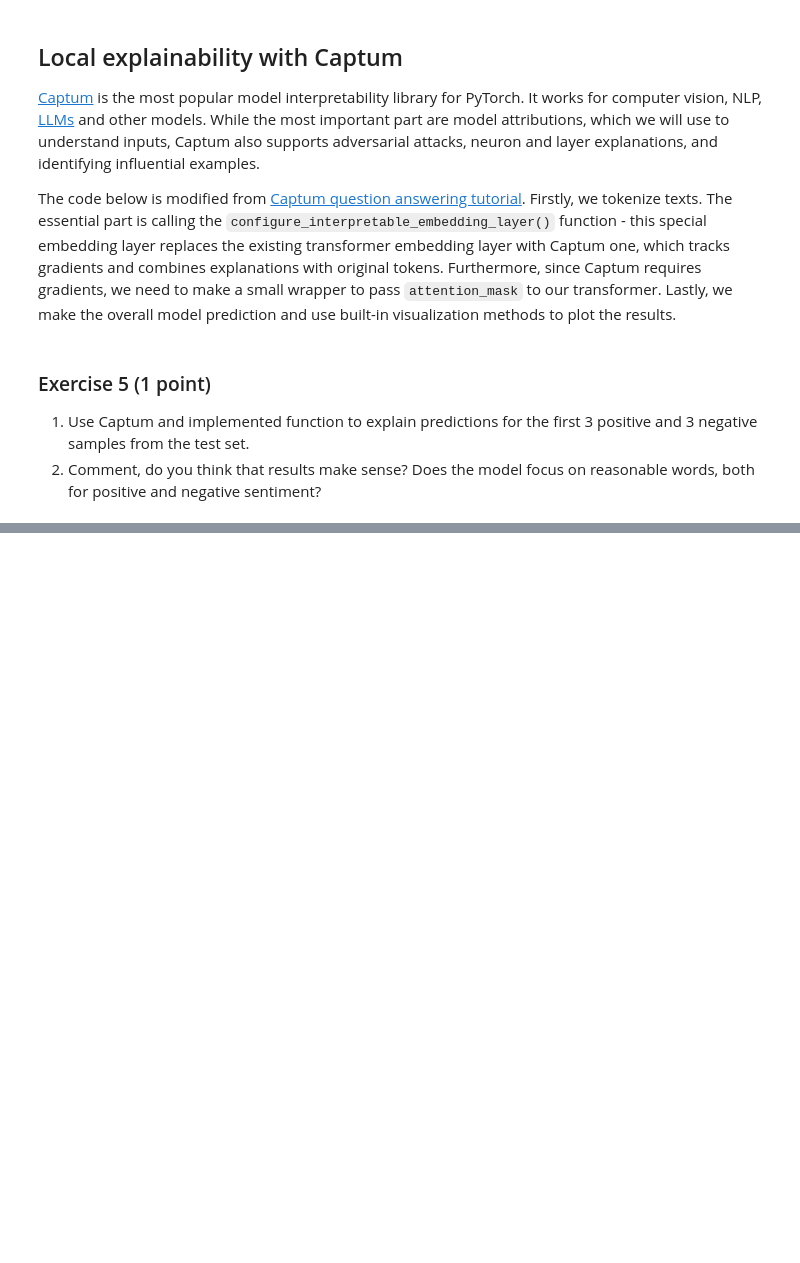
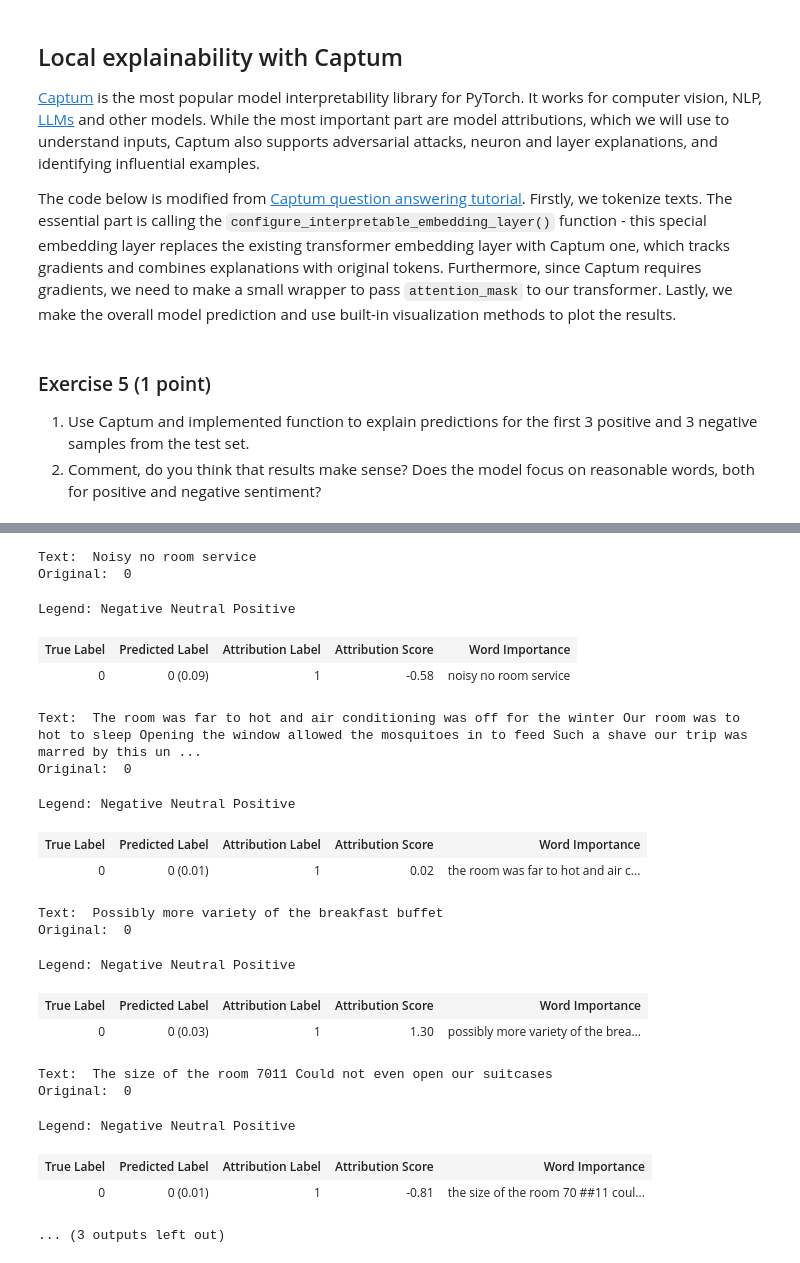
Before and after one commit to mate-mali/MLOPS-MM06, a Jupyter notebook: LAB_INSTRUCTION.ipynb, the cells around one changed output, grey strips where cells are left out. Drawn from its saved outputs; the diff is of its cells as text; code cells hidden in the pictures; blank space fills up the shorter version.

```diff
--- a/LAB_INSTRUCTION.ipynb
+++ b/LAB_INSTRUCTION.ipynb
@@ -684,0 +1209,32 @@ def explain_text(model, text: str, y_true: int) -> None:
+# %%
+# Get first 5 negative samples (label == 0)
+negative_samples_idx = df_test[df_test['label'] == 0].index[:5]
+
+for idx in negative_samples_idx:
+    text = df_test.loc[idx, 'text']
+    y_true = df_test.loc[idx, 'label']
+    print(f"Text: ", text)
+    print(f"Original: ", y_true)
+    explain_text(trainer.model, text, y_true)
+# %% [output]
+Text:  Noisy no room service
+Original:  0
+Legend: Negative Neutral Positive
+| True Label | Predicted Label | Attribution Label | Attribution Score | Word Importance |
+| 0 | 0 (0.09) | 1 | -0.58 | noisy no room service |
+Text:  The room was far to hot and air conditioning was off for the winter Our room was to hot to sleep Opening the window allowed the mosquitoes in to feed Such a shave our trip was marred by this un ...
+Original:  0
+Legend: Negative Neutral Positive
+| True Label | Predicted Label | Attribution Label | Attribution Score | Word Importance |
+| 0 | 0 (0.01) | 1 | 0.02 | the room was far to hot and air c... |
+Text:  Possibly more variety of the breakfast buffet
+Original:  0
+Legend: Negative Neutral Positive
+| True Label | Predicted Label | Attribution Label | Attribution Score | Word Importance |
+| 0 | 0 (0.03) | 1 | 1.30 | possibly more variety of the brea... |
+Text:  The size of the room 7011 Could not even open our suitcases
+Original:  0
+Legend: Negative Neutral Positive
+| True Label | Predicted Label | Attribution Label | Attribution Score | Word Importance |
+| 0 | 0 (0.01) | 1 | -0.81 | the size of the room 70 ##11 coul... |
+... (3 outputs left out)
```
Also changed, not shown: parts of 48 cells of this notebook.
